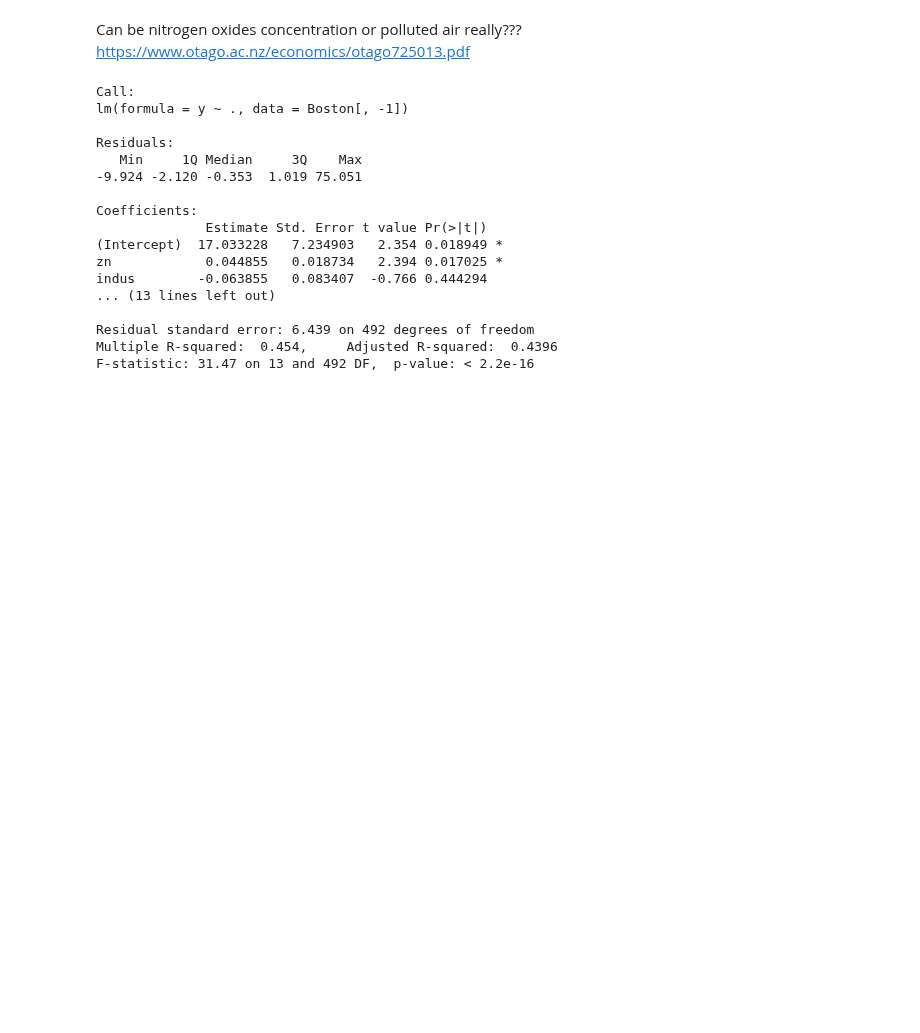
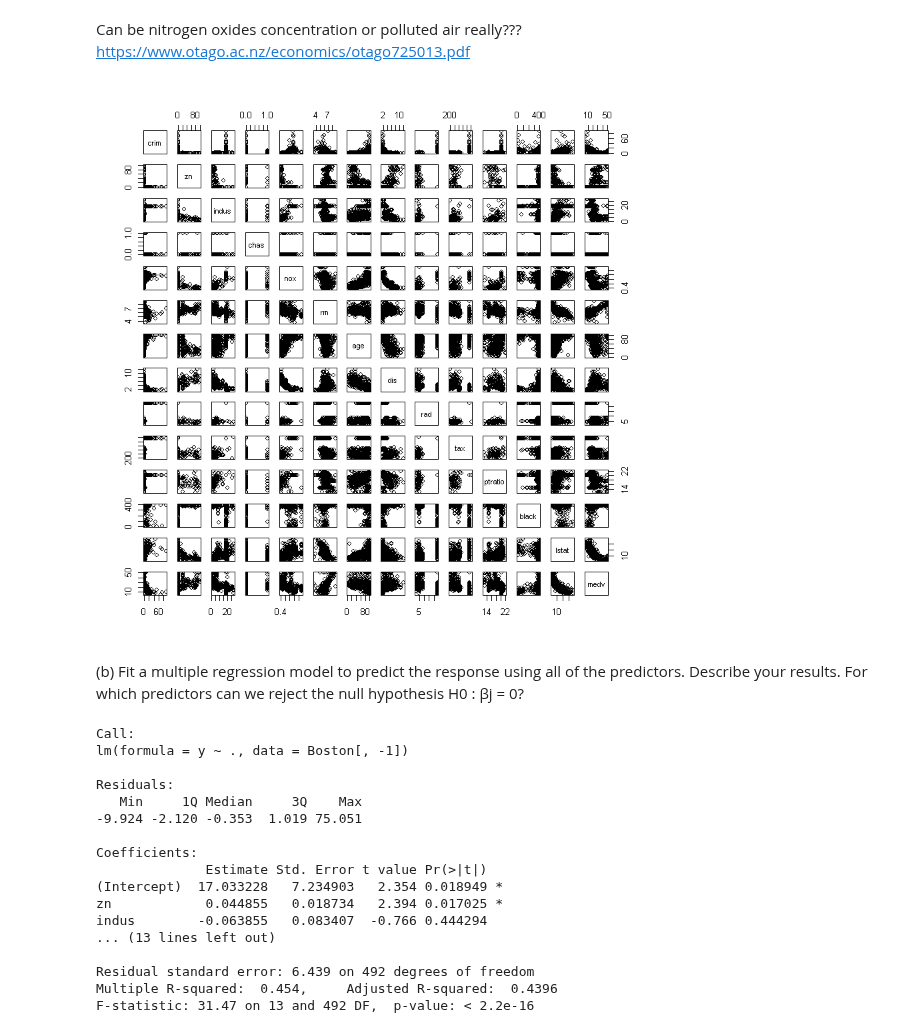
Before and after one commit to kuzn137/Statistical_problems, a Jupyter notebook: ch3r.ipynb, the cells around one changed output. Saved outputs shown, nothing was run; the diff lists cells and outputs as text; code cells hidden in the pictures; blank space fills up the shorter version.

```diff
--- a/ch3r.ipynb
+++ b/ch3r.ipynb
@@ -771,4 +815,12 @@ l
 [1] "medv"
 # %% [markdown]
 Can be nitrogen oxides concentration or polluted air really??? https://www.otago.ac.nz/economics/otago725013.pdf
+# %%
+pairs(Boston)
+# %% [output]
+[figure, added]
+# %% [markdown]
+(b) Fit a multiple regression model to predict the response using
+all of the predictors. Describe your results. For which predictors
+can we reject the null hypothesis H0 : βj = 0?
 # %%
```
Also changed, not shown: parts of 15 cells of this notebook.
